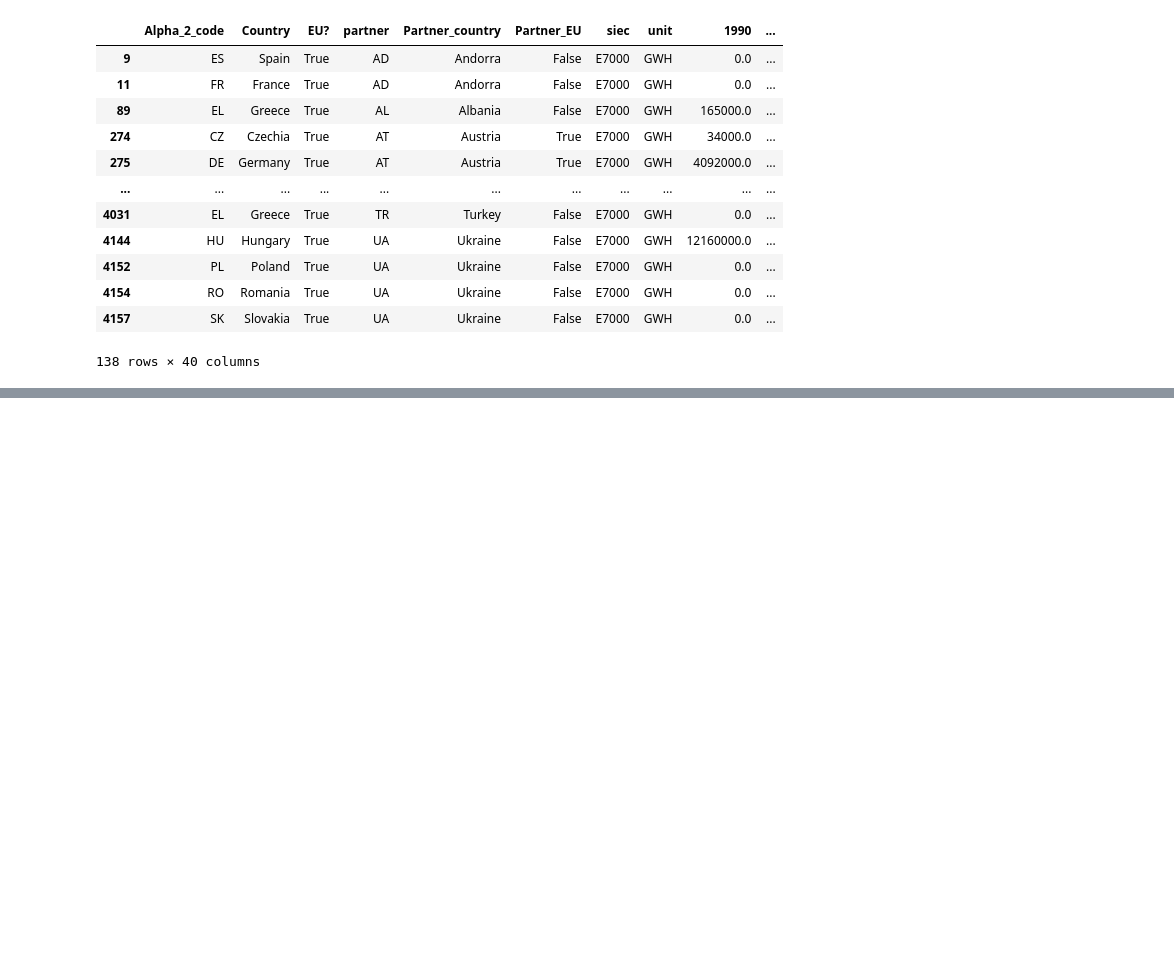
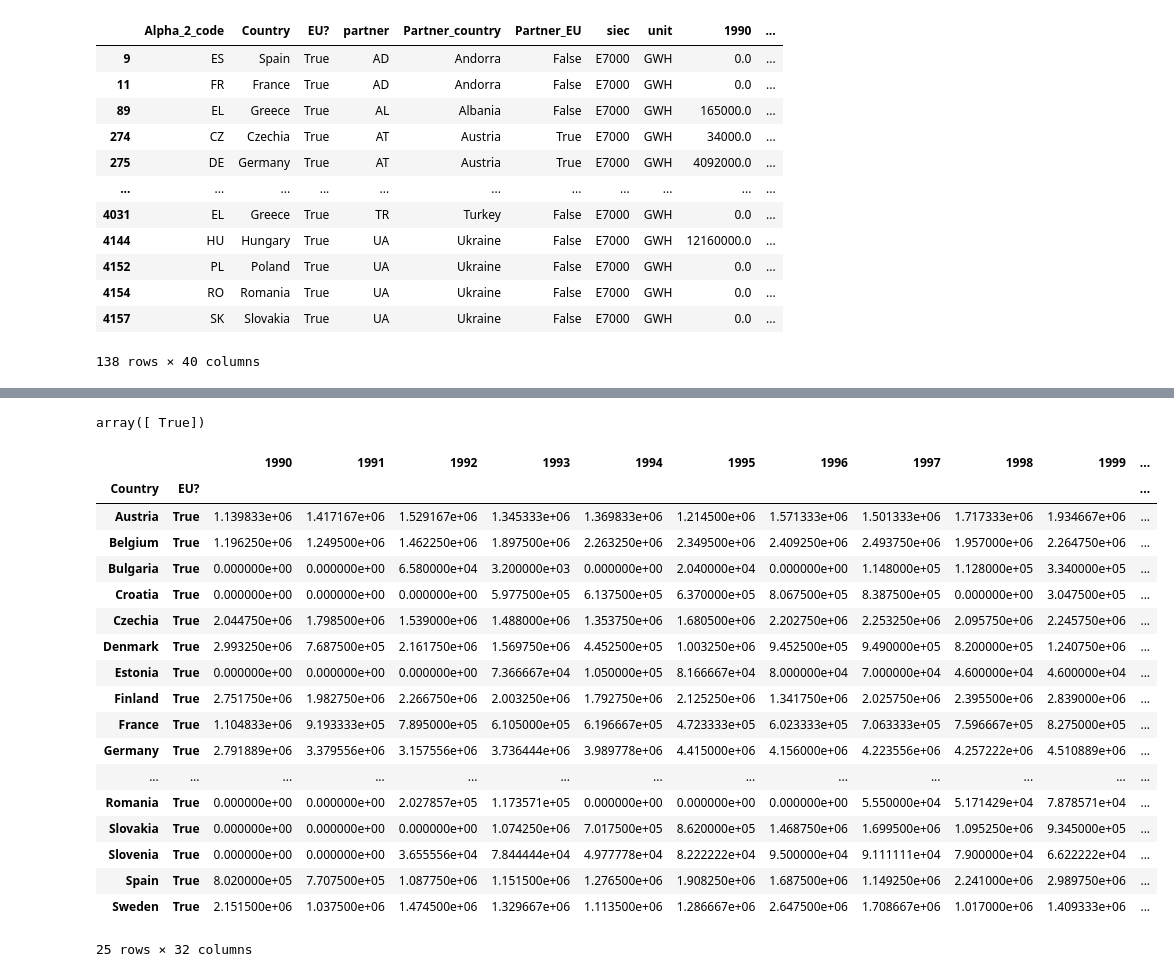
Before and after one commit to SinanSeyhan/green-electricity-project, a Jupyter notebook: notebooks/IMPORTS_FRANK.ipynb, the cells around one changed output, grey strips where cells are left out. Drawn from its saved outputs; the diff is of its cells as text; code cells hidden in the pictures; blank space fills up the shorter version.

```diff
--- a/notebooks/IMPORTS_FRANK.ipynb
+++ b/notebooks/IMPORTS_FRANK.ipynb
@@ -734,0 +699,32 @@ KeyError: 'Column not found: False'
+# %%
+EU_imports_cleaned['EU?'].unique()
+# %% [output]
+array([ True])
+# %%
+EU_pivot = pd.pivot_table(EU_imports_cleaned, index=['Country', 'EU?'],
+                         values=['1990', '1991', '1992', '1993', '1994', '1995', '1996', '1997', '1998', '1999',
+                             '2000', '2001', '2002', '2003', '2004', '2005', '2006', '2007', '2008', '2009',
+                             '2010', '2011', '2012', '2013', '2014', '2015', '2016', '2017', '2018', '2019',
+                             '2020', 'TOTAL'],
+                          fill_value='')
+EU_pivot
+# %% [output]
+|  |  | 1990 | 1991 | 1992 | 1993 | 1994 | 1995 | 1996 | 1997 | 1998 | 1999 | ... |
+| Country | EU? |  |  |  |  |  |  |  |  |  |  | ... |
+| Austria | True | 1.139833e+06 | 1.417167e+06 | 1.529167e+06 | 1.345333e+06 | 1.369833e+06 | 1.214500e+06 | 1.571333e+06 | 1.501333e+06 | 1.717333e+06 | 1.934667e+06 | ... |
+| Belgium | True | 1.196250e+06 | 1.249500e+06 | 1.462250e+06 | 1.897500e+06 | 2.263250e+06 | 2.349500e+06 | 2.409250e+06 | 2.493750e+06 | 1.957000e+06 | 2.264750e+06 | ... |
+| Bulgaria | True | 0.000000e+00 | 0.000000e+00 | 6.580000e+04 | 3.200000e+03 | 0.000000e+00 | 2.040000e+04 | 0.000000e+00 | 1.148000e+05 | 1.128000e+05 | 3.340000e+05 | ... |
+| Croatia | True | 0.000000e+00 | 0.000000e+00 | 0.000000e+00 | 5.977500e+05 | 6.137500e+05 | 6.370000e+05 | 8.067500e+05 | 8.387500e+05 | 0.000000e+00 | 3.047500e+05 | ... |
+| Czechia | True | 2.044750e+06 | 1.798500e+06 | 1.539000e+06 | 1.488000e+06 | 1.353750e+06 | 1.680500e+06 | 2.202750e+06 | 2.253250e+06 | 2.095750e+06 | 2.245750e+06 | ... |
+| Denmark | True | 2.993250e+06 | 7.687500e+05 | 2.161750e+06 | 1.569750e+06 | 4.452500e+05 | 1.003250e+06 | 9.452500e+05 | 9.490000e+05 | 8.200000e+05 | 1.240750e+06 | ... |
+| Estonia | True | 0.000000e+00 | 0.000000e+00 | 0.000000e+00 | 7.366667e+04 | 1.050000e+05 | 8.166667e+04 | 8.000000e+04 | 7.000000e+04 | 4.600000e+04 | 4.600000e+04 | ... |
+| Finland | True | 2.751750e+06 | 1.982750e+06 | 2.266750e+06 | 2.003250e+06 | 1.792750e+06 | 2.125250e+06 | 1.341750e+06 | 2.025750e+06 | 2.395500e+06 | 2.839000e+06 | ... |
+| France | True | 1.104833e+06 | 9.193333e+05 | 7.895000e+05 | 6.105000e+05 | 6.196667e+05 | 4.723333e+05 | 6.023333e+05 | 7.063333e+05 | 7.596667e+05 | 8.275000e+05 | ... |
+| Germany | True | 2.791889e+06 | 3.379556e+06 | 3.157556e+06 | 3.736444e+06 | 3.989778e+06 | 4.415000e+06 | 4.156000e+06 | 4.223556e+06 | 4.257222e+06 | 4.510889e+06 | ... |
+| ... | ... | ... | ... | ... | ... | ... | ... | ... | ... | ... | ... | ... |
+| Romania | True | 0.000000e+00 | 0.000000e+00 | 2.027857e+05 | 1.173571e+05 | 0.000000e+00 | 0.000000e+00 | 0.000000e+00 | 5.550000e+04 | 5.171429e+04 | 7.878571e+04 | ... |
+| Slovakia | True | 0.000000e+00 | 0.000000e+00 | 0.000000e+00 | 1.074250e+06 | 7.017500e+05 | 8.620000e+05 | 1.468750e+06 | 1.699500e+06 | 1.095250e+06 | 9.345000e+05 | ... |
+| Slovenia | True | 0.000000e+00 | 0.000000e+00 | 3.655556e+04 | 7.844444e+04 | 4.977778e+04 | 8.222222e+04 | 9.500000e+04 | 9.111111e+04 | 7.900000e+04 | 6.622222e+04 | ... |
+| Spain | True | 8.020000e+05 | 7.707500e+05 | 1.087750e+06 | 1.151500e+06 | 1.276500e+06 | 1.908250e+06 | 1.687500e+06 | 1.149250e+06 | 2.241000e+06 | 2.989750e+06 | ... |
+| Sweden | True | 2.151500e+06 | 1.037500e+06 | 1.474500e+06 | 1.329667e+06 | 1.113500e+06 | 1.286667e+06 | 2.647500e+06 | 1.708667e+06 | 1.017000e+06 | 1.409333e+06 | ... |
+25 rows × 32 columns
```
Also changed, not shown: parts of 13 cells of this notebook, 4 other files.
